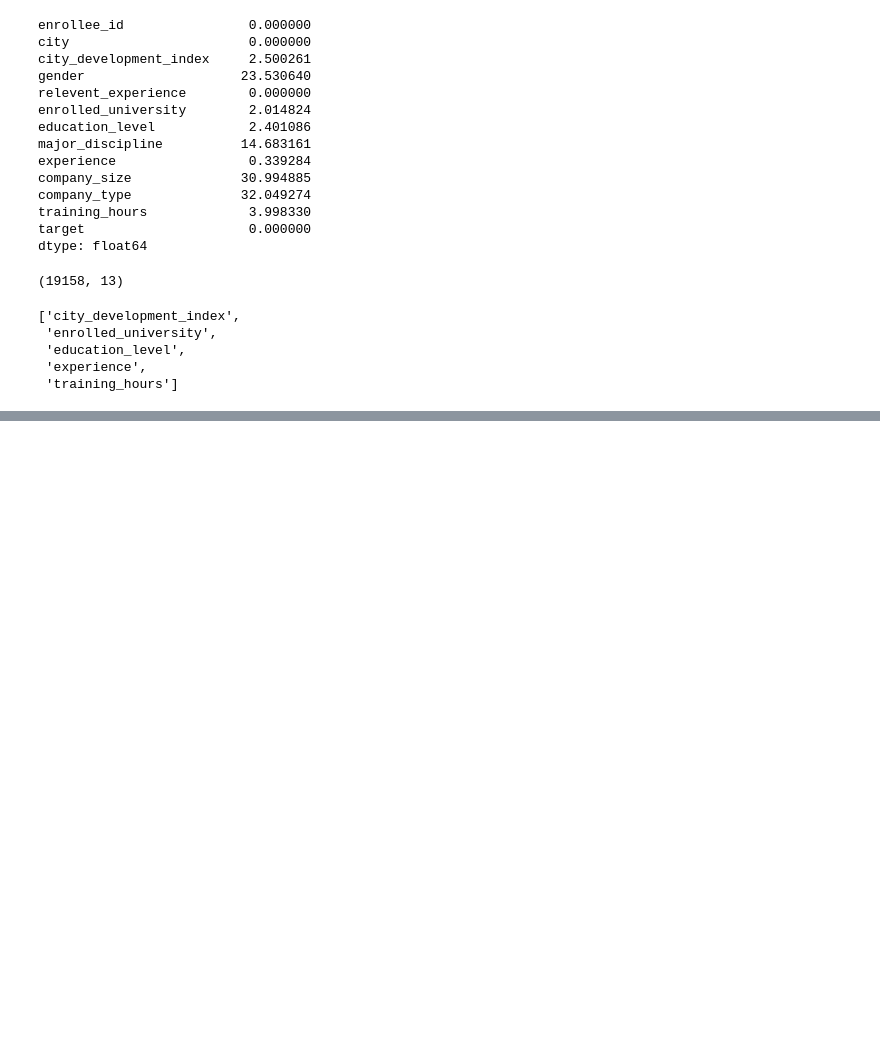
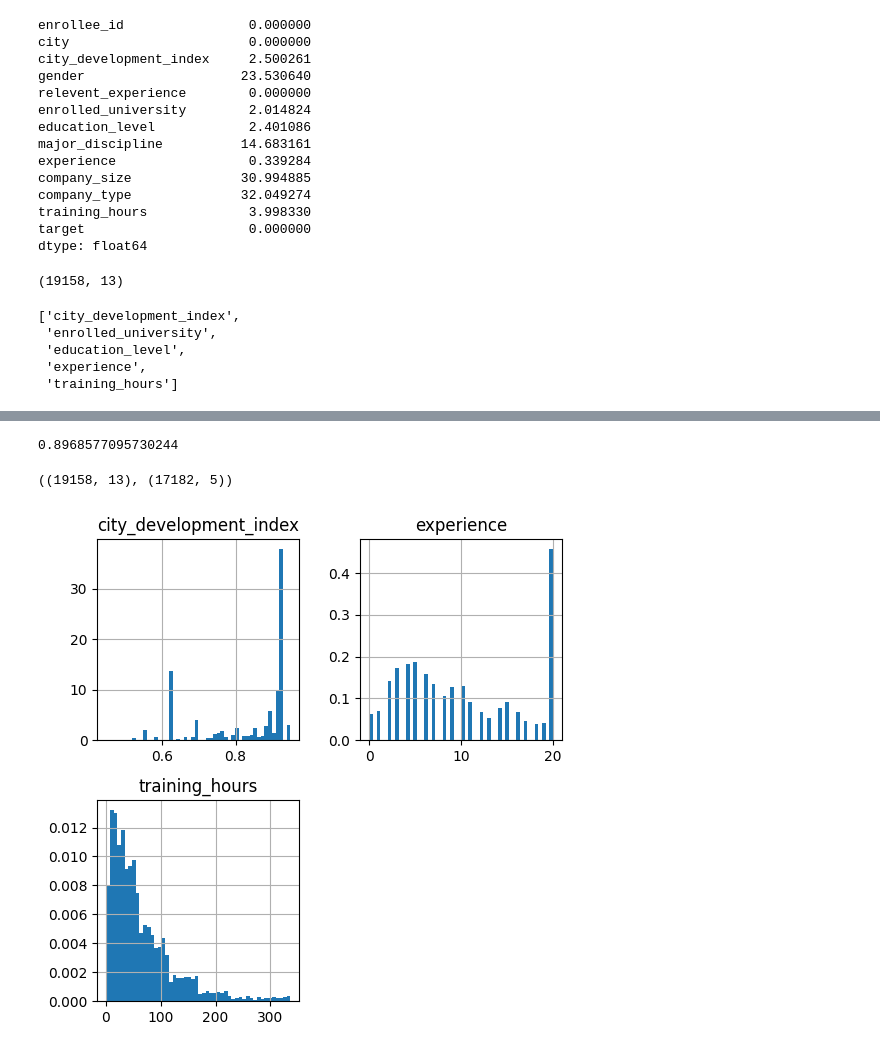
Before and after one commit to SadabAli/Machine-Learning-Note, a Jupyter notebook: Handling Missing Data/CCA.ipynb, the cells around one changed output, grey strips where cells are left out. Drawn from its saved outputs; the diff is of its cells as text; code cells hidden in the pictures; blank space fills up the shorter version.

```diff
--- a/Handling Missing Data/CCA.ipynb
+++ b/Handling Missing Data/CCA.ipynb
@@ -58,0 +76,14 @@ cols
+# %%
+len(df[cols].dropna()) / len(df) # if i drop all the nun value then me data set contains 89% and loss 11%
+# %% [output]
+0.8968577095730244
+# %%
+new_df = df[cols].dropna()
+df.shape , new_df.shape
+# %% [output]
+((19158, 13), (17182, 5))
+# %%
+new_df.hist(bins=50, density=True, figsize=(6,6))
+plt.show()
+# %% [output]
+[figure, added]
```
Also changed, not shown: parts of 10 cells of this notebook.
